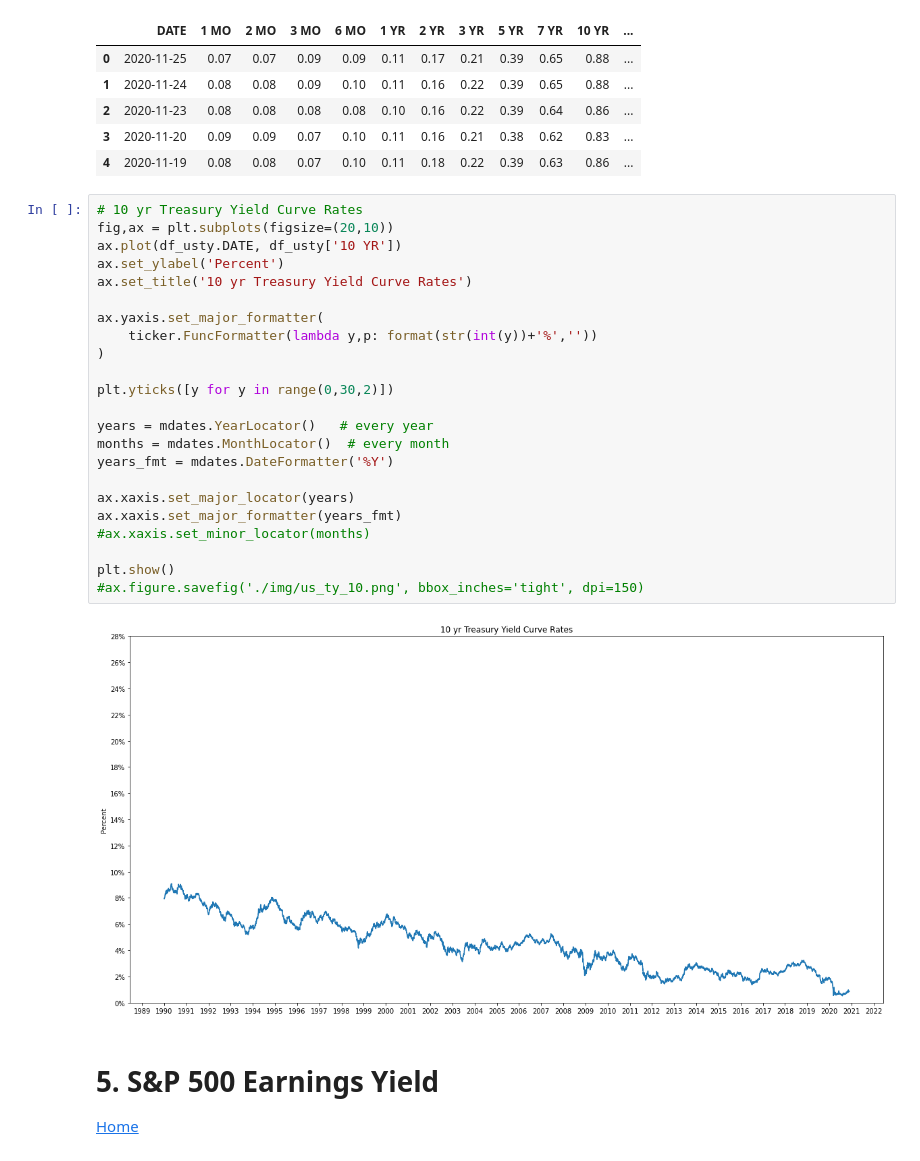
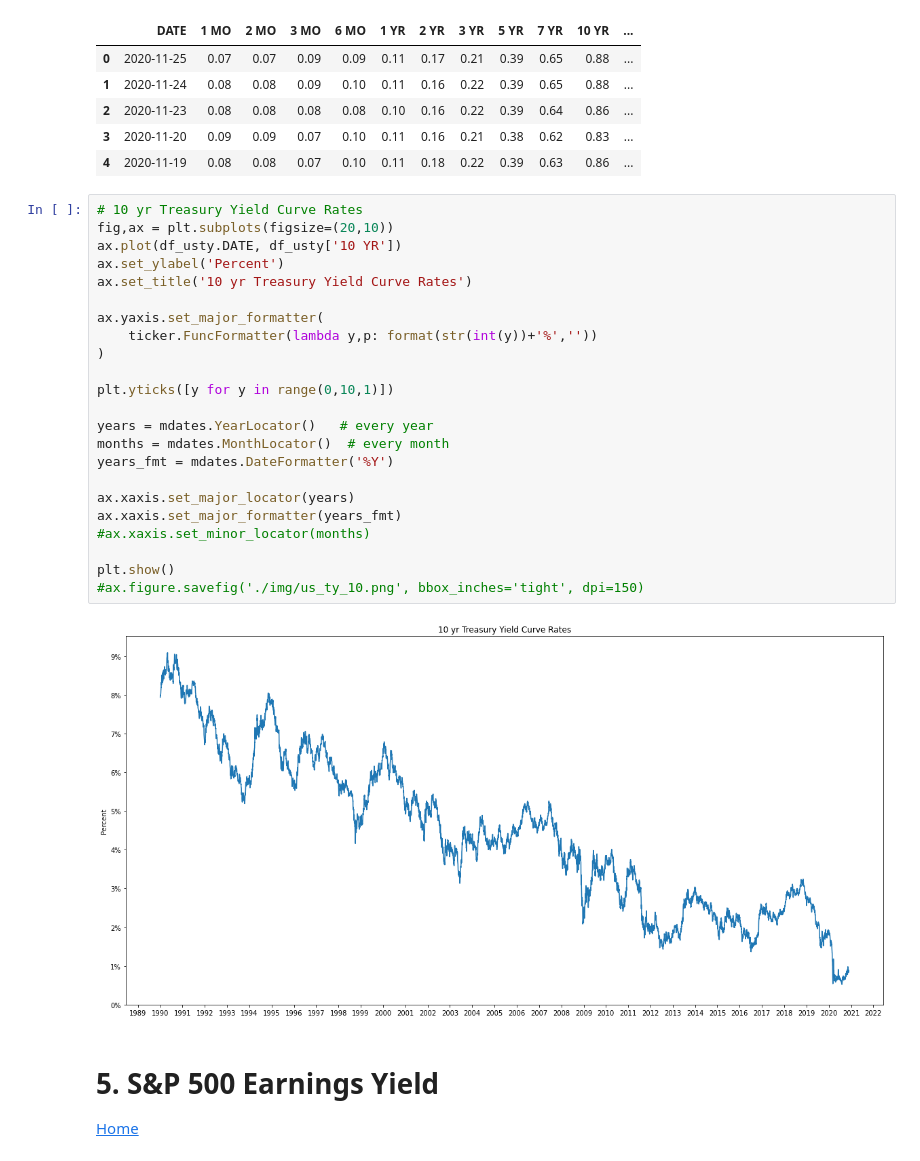
Before and after one commit to AmitSamra/Bonds, a Jupyter notebook: bonds.ipynb, the cells around one changed output. Cells and saved outputs as stored; diff of their text form.

```diff
--- a/bonds.ipynb
+++ b/bonds.ipynb
@@ -257,28 +257,28 @@ df_usty.head()
 # %%
 # 10 yr Treasury Yield Curve Rates
 fig,ax = plt.subplots(figsize=(20,10))
 ax.plot(df_usty.DATE, df_usty['10 YR'])
 ax.set_ylabel('Percent')
 ax.set_title('10 yr Treasury Yield Curve Rates')
 
 ax.yaxis.set_major_formatter(
     ticker.FuncFormatter(lambda y,p: format(str(int(y))+'%',''))
 )
 
-plt.yticks([y for y in range(0,30,2)])
+plt.yticks([y for y in range(0,10,1)])
 
 years = mdates.YearLocator()   # every year
 months = mdates.MonthLocator()  # every month
 years_fmt = mdates.DateFormatter('%Y')
 
 ax.xaxis.set_major_locator(years)
 ax.xaxis.set_major_formatter(years_fmt)
 #ax.xaxis.set_minor_locator(months)
 
 plt.show()
 #ax.figure.savefig('./img/us_ty_10.png', bbox_inches='tight', dpi=150)
 # %% [output]
-[figure, old version]
+[figure, new version]
 # %% [markdown]
 # <a id='section5'>5. S&P 500 Earnings Yield</a>
 
```
Also changed, not shown: parts of 5 cells of this notebook.
